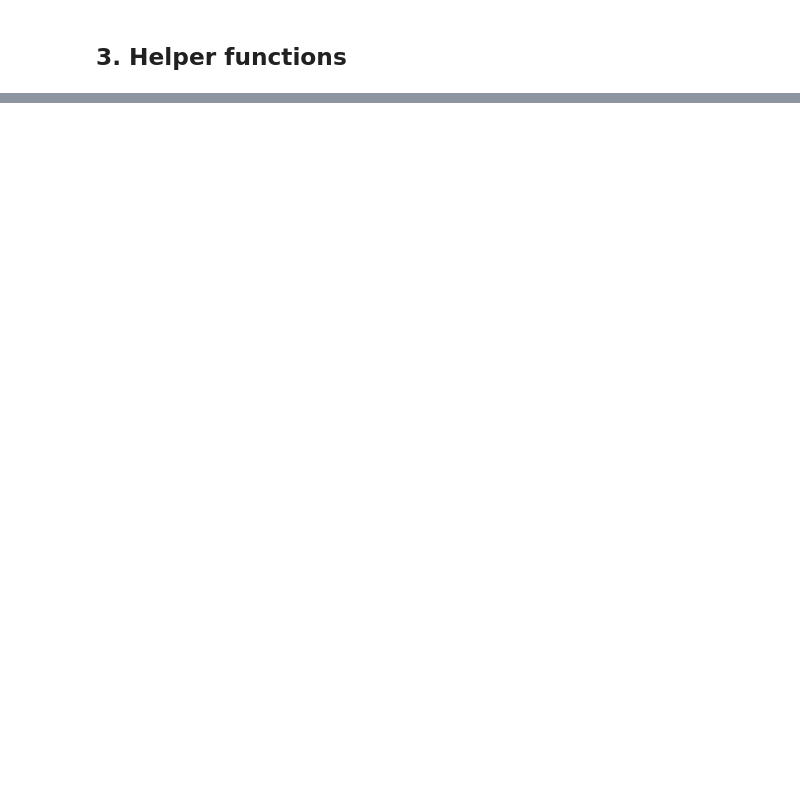
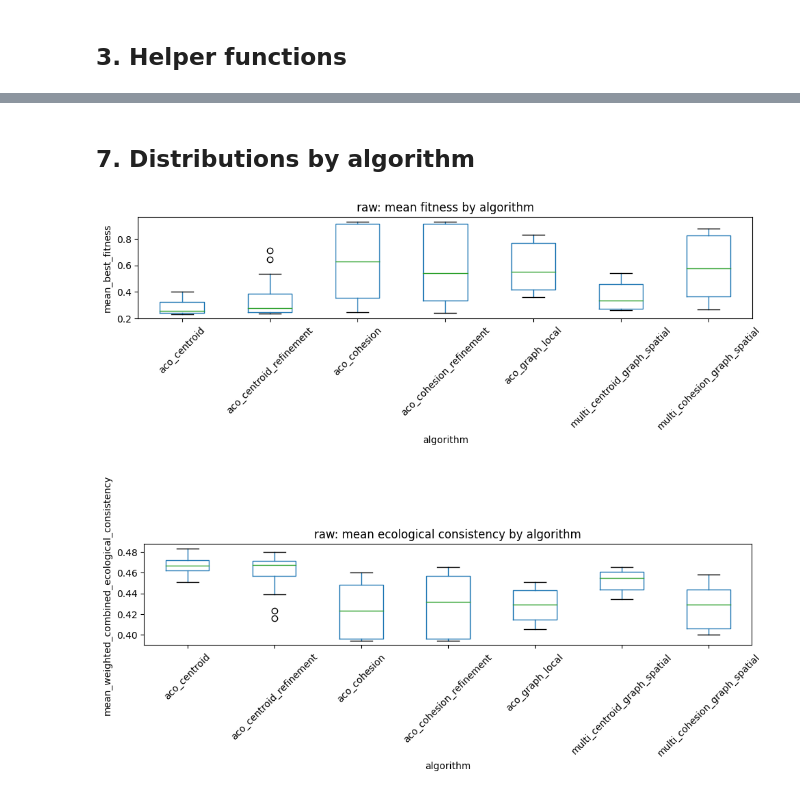
Before and after one commit to AleksandraRuzic/aco-climate-regionalization-serbia, a Jupyter notebook: notebooks/stage1_sweep_analysis_notebook.ipynb, the cells around one changed output, grey strips where cells are left out. Saved outputs shown, nothing was run; the diff lists cells and outputs as text; code cells hidden in the pictures; blank space fills up the shorter version.

```diff
--- a/notebooks/stage1_sweep_analysis_notebook.ipynb
+++ b/notebooks/stage1_sweep_analysis_notebook.ipynb
@@ -813,0 +287,8 @@ print("Saved outputs to:", OUTPUT_DIR)
+# %% [markdown]
+## 7. Distributions by algorithm
+# %%
+plot_box_by_group(summary, FITNESS_COL, "algorithm", f"{FEATURE_MODE}: mean fitness by algorithm")
+plot_box_by_group(summary, ECO_COL, "algorithm", f"{FEATURE_MODE}: mean ecological consistency by algorithm")
+# %% [output]
+[figure, added]
+[figure, added]
```
Also changed, not shown: parts of 49 cells of this notebook, 6 other files.
